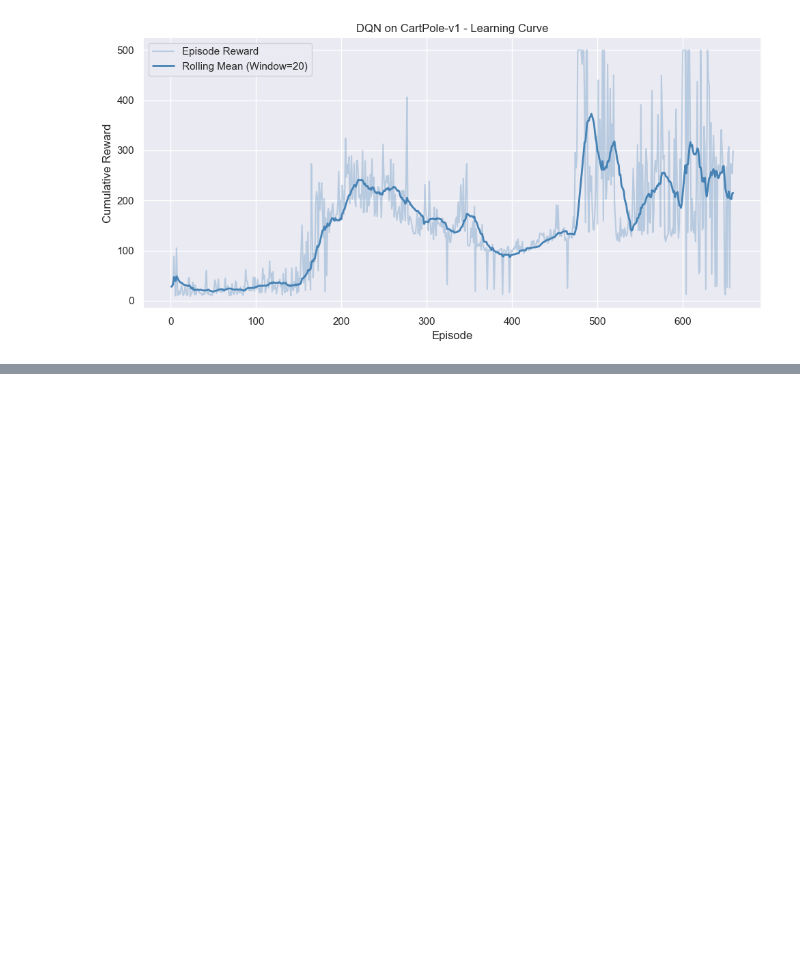
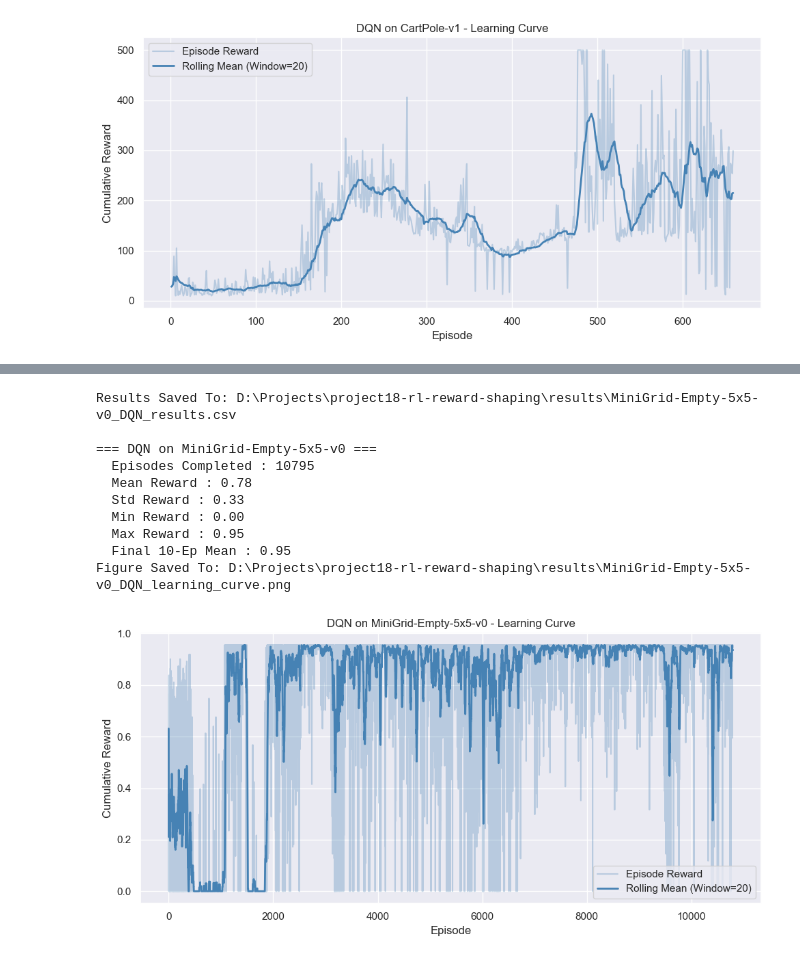
Before and after one commit to toms55/RL-gaming, a Jupyter notebook: notebooks/baseline_rl.ipynb, the cells around one changed output, grey strips where cells are left out. Drawn from its saved outputs; the diff is of its cells as text; code cells hidden in the pictures; blank space fills up the shorter version.

Commit message:
Add MiniGrid-Empty-5x5-v0 DQN Baseline

```diff
--- a/notebooks/baseline_rl.ipynb
+++ b/notebooks/baseline_rl.ipynb
@@ -310,0 +380,20 @@ plot_learning_curve(lunarlander_callback.episode_rewards, 'LunarLander-v3', 'DQN
+# %%
+minigrid_dqn_df = save_results_to_csv(
+  minigrid_dqn_callback.episode_rewards,
+  minigrid_dqn_callback.episode_lengths,
+  MINIGRID_ENV_ID, 'DQN'
+)
+print_summary(minigrid_dqn_callback.episode_rewards, MINIGRID_ENV_ID, 'DQN')
+plot_learning_curve(minigrid_dqn_callback.episode_rewards, MINIGRID_ENV_ID, 'DQN')
+# %% [output]
+Results Saved To: D:\Projects\project18-rl-reward-shaping\results\MiniGrid-Empty-5x5-v0_DQN_results.csv
+
+=== DQN on MiniGrid-Empty-5x5-v0 ===
+  Episodes Completed : 10795
+  Mean Reward : 0.78
+  Std Reward : 0.33
+  Min Reward : 0.00
+  Max Reward : 0.95
+  Final 10-Ep Mean : 0.95
+Figure Saved To: D:\Projects\project18-rl-reward-shaping\results\MiniGrid-Empty-5x5-v0_DQN_learning_curve.png
+[figure, added]
```
Also changed, not shown: parts of 5 cells of this notebook.
